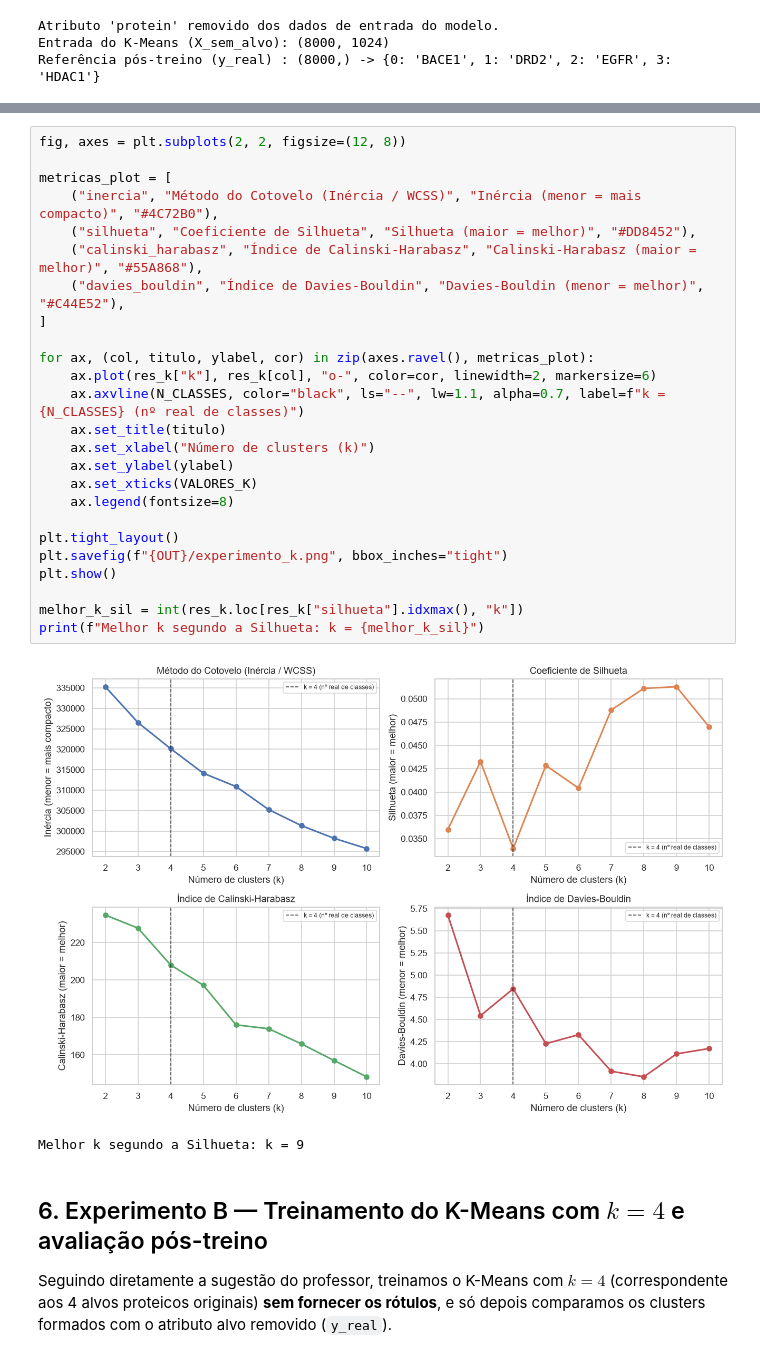
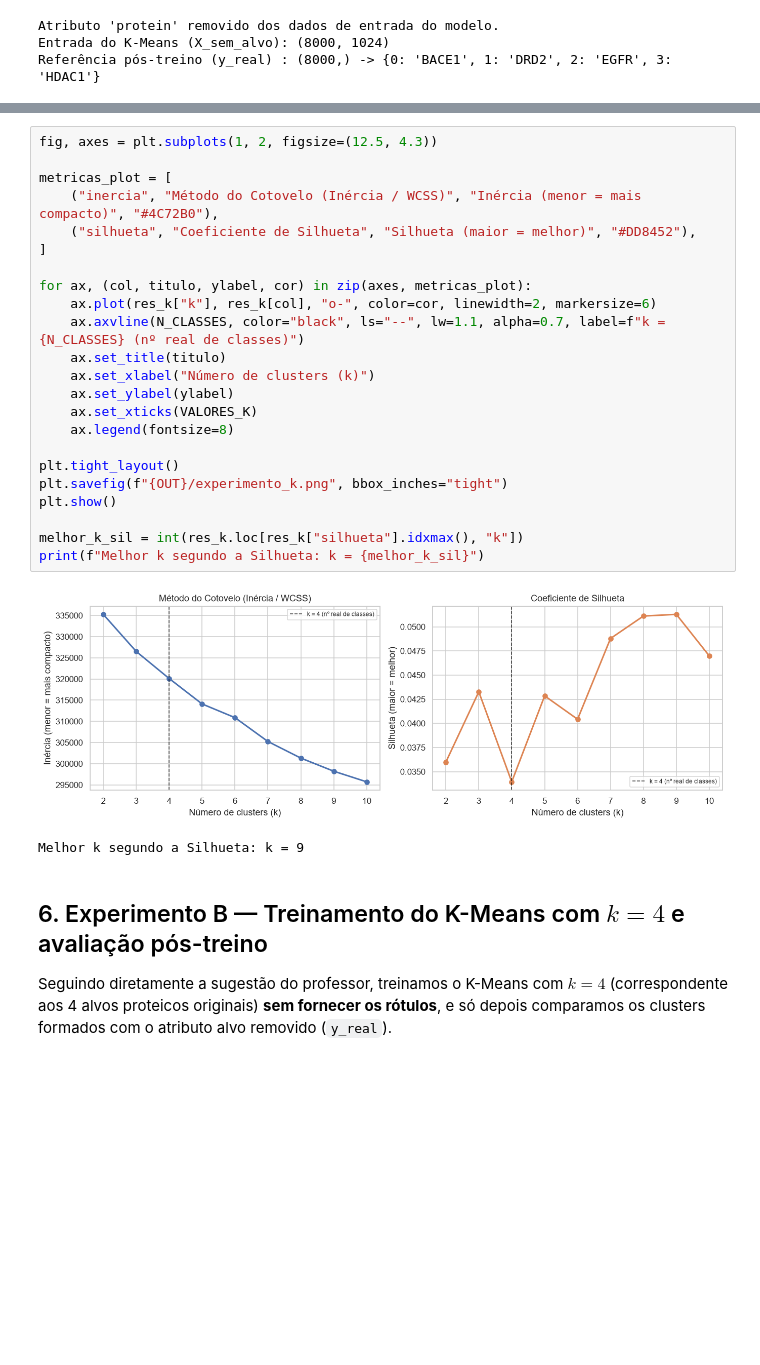
Before and after one commit to Luisfelipe114/PPGCC_UFPI_Machine_Learning, a Jupyter notebook: PPGCC_ML_KMeans/Avaliacao_KMeans_ChEMBL.ipynb, the cells around one changed output, grey strips where cells are left out. Drawn from its saved outputs; the diff is of its cells as text; blank space fills up the shorter version.

```diff
--- a/PPGCC_ML_KMeans/Avaliacao_KMeans_ChEMBL.ipynb
+++ b/PPGCC_ML_KMeans/Avaliacao_KMeans_ChEMBL.ipynb
@@ -344,30 +330,28 @@ k=10 | Inércia=  295711.9 | Silhueta=0.0470 | CH=  148.3 | DB=4.173 | 8.7s
 # %%
-fig, axes = plt.subplots(2, 2, figsize=(12, 8))
+fig, axes = plt.subplots(1, 2, figsize=(12.5, 4.3))
 
 metricas_plot = [
     ("inercia", "Método do Cotovelo (Inércia / WCSS)", "Inércia (menor = mais compacto)", "#4C72B0"),
     ("silhueta", "Coeficiente de Silhueta", "Silhueta (maior = melhor)", "#DD8452"),
-    ("calinski_harabasz", "Índice de Calinski-Harabasz", "Calinski-Harabasz (maior = melhor)", "#55A868"),
-    ("davies_bouldin", "Índice de Davies-Bouldin", "Davies-Bouldin (menor = melhor)", "#C44E52"),
 ]
 
-for ax, (col, titulo, ylabel, cor) in zip(axes.ravel(), metricas_plot):
+for ax, (col, titulo, ylabel, cor) in zip(axes, metricas_plot):
     ax.plot(res_k["k"], res_k[col], "o-", color=cor, linewidth=2, markersize=6)
     ax.axvline(N_CLASSES, color="black", ls="--", lw=1.1, alpha=0.7, label=f"k = {N_CLASSES} (nº real de classes)")
     ax.set_title(titulo)
     ax.set_xlabel("Número de clusters (k)")
     ax.set_ylabel(ylabel)
     ax.set_xticks(VALORES_K)
     ax.legend(fontsize=8)
 
 plt.tight_layout()
 plt.savefig(f"{OUT}/experimento_k.png", bbox_inches="tight")
 plt.show()
 
 melhor_k_sil = int(res_k.loc[res_k["silhueta"].idxmax(), "k"])
 print(f"Melhor k segundo a Silhueta: k = {melhor_k_sil}")
 # %% [output]
-[figure, old version]
+[figure, new version]
 Melhor k segundo a Silhueta: k = 9
 # %% [markdown]
 ## 6. Experimento B — Treinamento do K-Means com $k = 4$ e avaliação pós-treino
```
Also changed, not shown: parts of 19 cells of this notebook, 12 other files.
